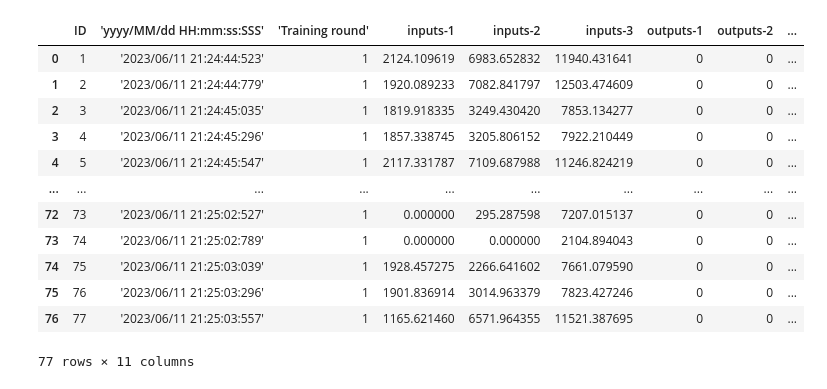
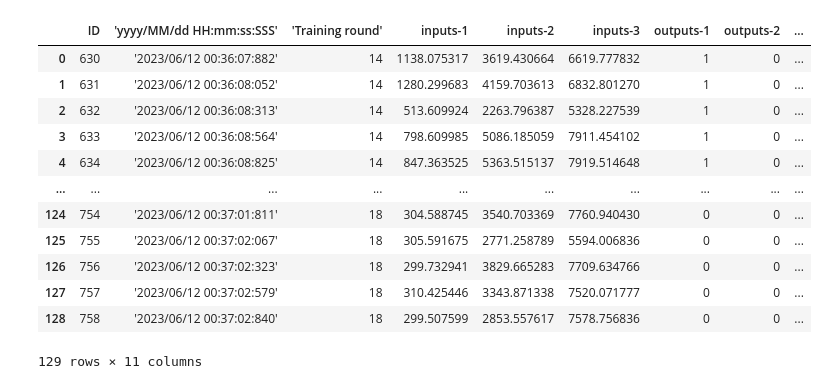
Before and after one commit to francescopapaleo/vowel-recognition, a Jupyter notebook: visualize_data.ipynb, the cells around one changed output. Drawn from its saved outputs; the diff is of its cells as text; code cells hidden in the pictures.

```diff
--- a/visualize_data.ipynb
+++ b/visualize_data.ipynb
@@ -6,18 +3,18 @@ import matplotlib.pyplot as plt
 # %%
-raw_data = pd.read_csv('wekinator/saved/detection_test.csv')
+raw_data = pd.read_csv('WekinatorProject/saved/training02 copy.csv')
 df = pd.DataFrame(raw_data)
 df
 # %% [output]
 |  | ID | 'yyyy/MM/dd HH:mm:ss:SSS' | 'Training round' | inputs-1 | inputs-2 | inputs-3 | outputs-1 | outputs-2 | ... |
-| 0 | 1 | '2023/06/11 21:24:44:523' | 1 | 2124.109619 | 6983.652832 | 11940.431641 | 0 | 0 | ... |
-| 1 | 2 | '2023/06/11 21:24:44:779' | 1 | 1920.089233 | 7082.841797 | 12503.474609 | 0 | 0 | ... |
-| 2 | 3 | '2023/06/11 21:24:45:035' | 1 | 1819.918335 | 3249.430420 | 7853.134277 | 0 | 0 | ... |
-| 3 | 4 | '2023/06/11 21:24:45:296' | 1 | 1857.338745 | 3205.806152 | 7922.210449 | 0 | 0 | ... |
-| 4 | 5 | '2023/06/11 21:24:45:547' | 1 | 2117.331787 | 7109.687988 | 11246.824219 | 0 | 0 | ... |
+| 0 | 630 | '2023/06/12 00:36:07:882' | 14 | 1138.075317 | 3619.430664 | 6619.777832 | 1 | 0 | ... |
+| 1 | 631 | '2023/06/12 00:36:08:052' | 14 | 1280.299683 | 4159.703613 | 6832.801270 | 1 | 0 | ... |
+| 2 | 632 | '2023/06/12 00:36:08:313' | 14 | 513.609924 | 2263.796387 | 5328.227539 | 1 | 0 | ... |
+| 3 | 633 | '2023/06/12 00:36:08:564' | 14 | 798.609985 | 5086.185059 | 7911.454102 | 1 | 0 | ... |
+| 4 | 634 | '2023/06/12 00:36:08:825' | 14 | 847.363525 | 5363.515137 | 7919.514648 | 1 | 0 | ... |
 | ... | ... | ... | ... | ... | ... | ... | ... | ... | ... |
-| 72 | 73 | '2023/06/11 21:25:02:527' | 1 | 0.000000 | 295.287598 | 7207.015137 | 0 | 0 | ... |
-| 73 | 74 | '2023/06/11 21:25:02:789' | 1 | 0.000000 | 0.000000 | 2104.894043 | 0 | 0 | ... |
-| 74 | 75 | '2023/06/11 21:25:03:039' | 1 | 1928.457275 | 2266.641602 | 7661.079590 | 0 | 0 | ... |
-| 75 | 76 | '2023/06/11 21:25:03:296' | 1 | 1901.836914 | 3014.963379 | 7823.427246 | 0 | 0 | ... |
-| 76 | 77 | '2023/06/11 21:25:03:557' | 1 | 1165.621460 | 6571.964355 | 11521.387695 | 0 | 0 | ... |
+| 124 | 754 | '2023/06/12 00:37:01:811' | 18 | 304.588745 | 3540.703369 | 7760.940430 | 0 | 0 | ... |
+| 125 | 755 | '2023/06/12 00:37:02:067' | 18 | 305.591675 | 2771.258789 | 5594.006836 | 0 | 0 | ... |
+| 126 | 756 | '2023/06/12 00:37:02:323' | 18 | 299.732941 | 3829.665283 | 7709.634766 | 0 | 0 | ... |
+| 127 | 757 | '2023/06/12 00:37:02:579' | 18 | 310.425446 | 3343.871338 | 7520.071777 | 0 | 0 | ... |
+| 128 | 758 | '2023/06/12 00:37:02:840' | 18 | 299.507599 | 2853.557617 | 7578.756836 | 0 | 0 | ... |
-77 rows × 11 columns
+129 rows × 11 columns
```
Also changed, not shown: parts of 10 cells of this notebook, 39 other files.
